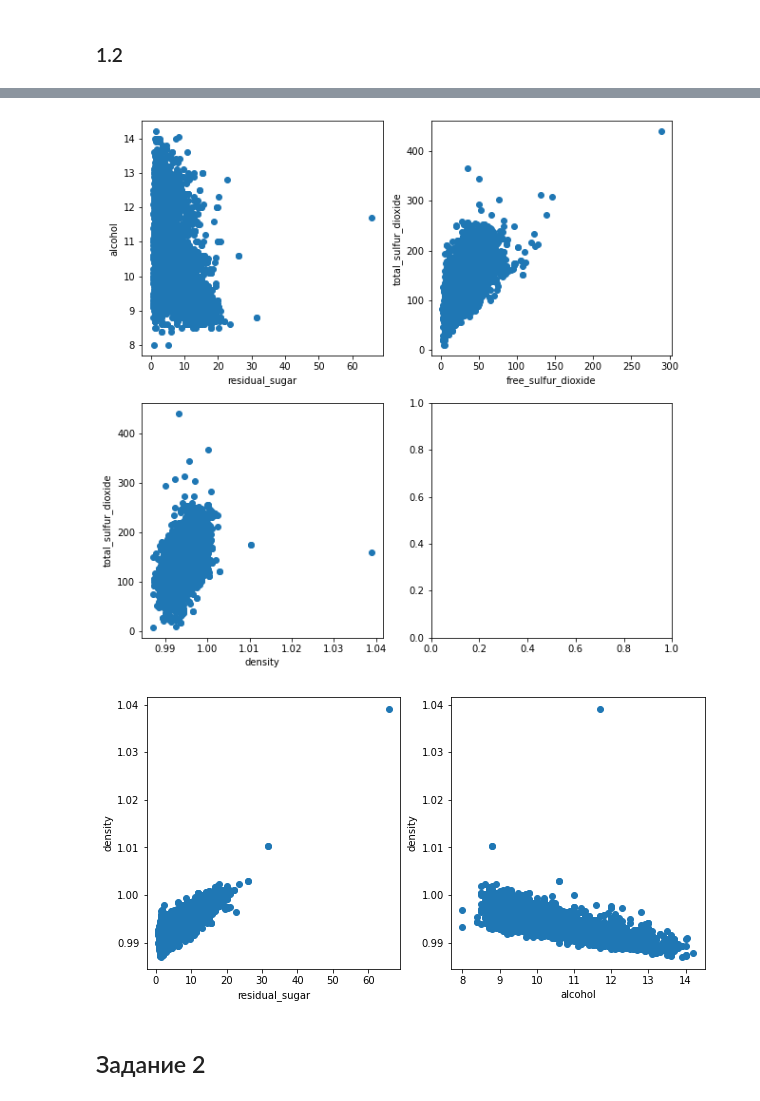
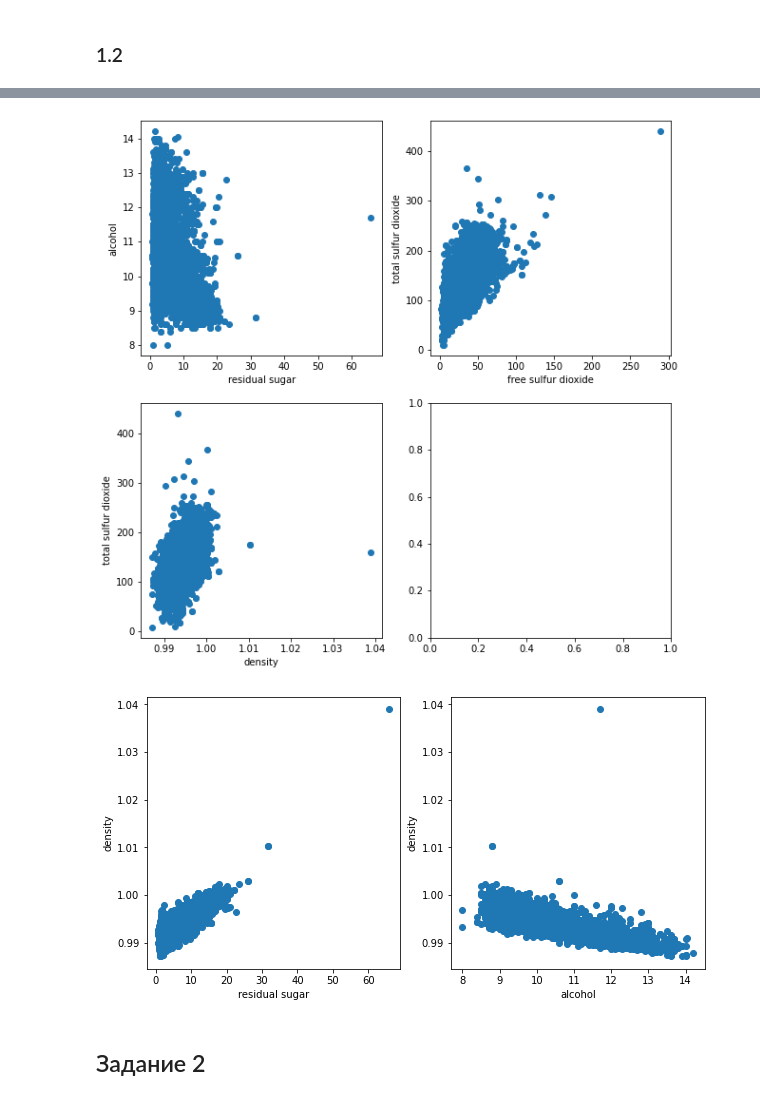
Before and after one commit to MilordEv/Neural_networks, a Jupyter notebook: labs/BigHW/bdz.ipynb, the cells around one changed output, grey strips where cells are left out. Saved outputs shown, nothing was run; the diff lists cells and outputs as text; code cells hidden in the pictures.

```diff
--- a/labs/BigHW/bdz.ipynb
+++ b/labs/BigHW/bdz.ipynb
@@ -46,3 +11,0 @@ print(wine_quality.variables)
-# %%
-data = wine_quality.data.original
-data.head()
@@ -75,0 +22,3 @@ data_white.head()
+# %%
+data_white = pd.read_csv('wine_quality/winequality-white.csv', sep = ';')
+data_white.head()
@@ -217,32 +173,32 @@ visual_red_scatter(data_red)
 # %%
 # для белого вина
 def visual_white_scatter(data):
     fig, axs = plt.subplots(nrows = 2 , ncols = 2, figsize = (10, 10))
-    axs[0, 0].set_xlabel("residual_sugar")
+    axs[0, 0].set_xlabel("residual sugar")
     axs[0, 0].set_ylabel("alcohol")
-    axs[0, 0].scatter(data["residual_sugar"], data["alcohol"])
+    axs[0, 0].scatter(data["residual sugar"], data["alcohol"])
 
-    axs[0, 1].set_xlabel("free_sulfur_dioxide")
-    axs[0, 1].set_ylabel("total_sulfur_dioxide")
-    axs[0, 1].scatter(data["free_sulfur_dioxide"], data["total_sulfur_dioxide"])
+    axs[0, 1].set_xlabel("free sulfur dioxide")
+    axs[0, 1].set_ylabel("total sulfur dioxide")
+    axs[0, 1].scatter(data["free sulfur dioxide"], data["total sulfur dioxide"])
 
     axs[1, 0].set_xlabel("density")
-    axs[1, 0].set_ylabel("total_sulfur_dioxide")
-    axs[1, 0].scatter(data["density"], data["total_sulfur_dioxide"])
+    axs[1, 0].set_ylabel("total sulfur dioxide")
+    axs[1, 0].scatter(data["density"], data["total sulfur dioxide"])
 
     fig, axs = plt.subplots(ncols = 2, figsize = (10, 5))
-    axs[0].set_xlabel("residual_sugar")
+    axs[0].set_xlabel("residual sugar")
     axs[0].set_ylabel("density")
-    axs[0].scatter(data["residual_sugar"], data["density"])
+    axs[0].scatter(data["residual sugar"], data["density"])
 
     axs[1].set_xlabel("alcohol")
     axs[1].set_ylabel("density")
     axs[1].scatter(data["alcohol"], data["density"])
 
 visual_white_scatter(data_white)
 # %% [output]
-[figure, old version]
+[figure, new version]
-[figure, old version]
+[figure, new version]
 # %% [markdown]
 <h2>Задание 2</h2>
 # %% [markdown]
```
Also changed, not shown: parts of 73 cells of this notebook, 8 other files.
